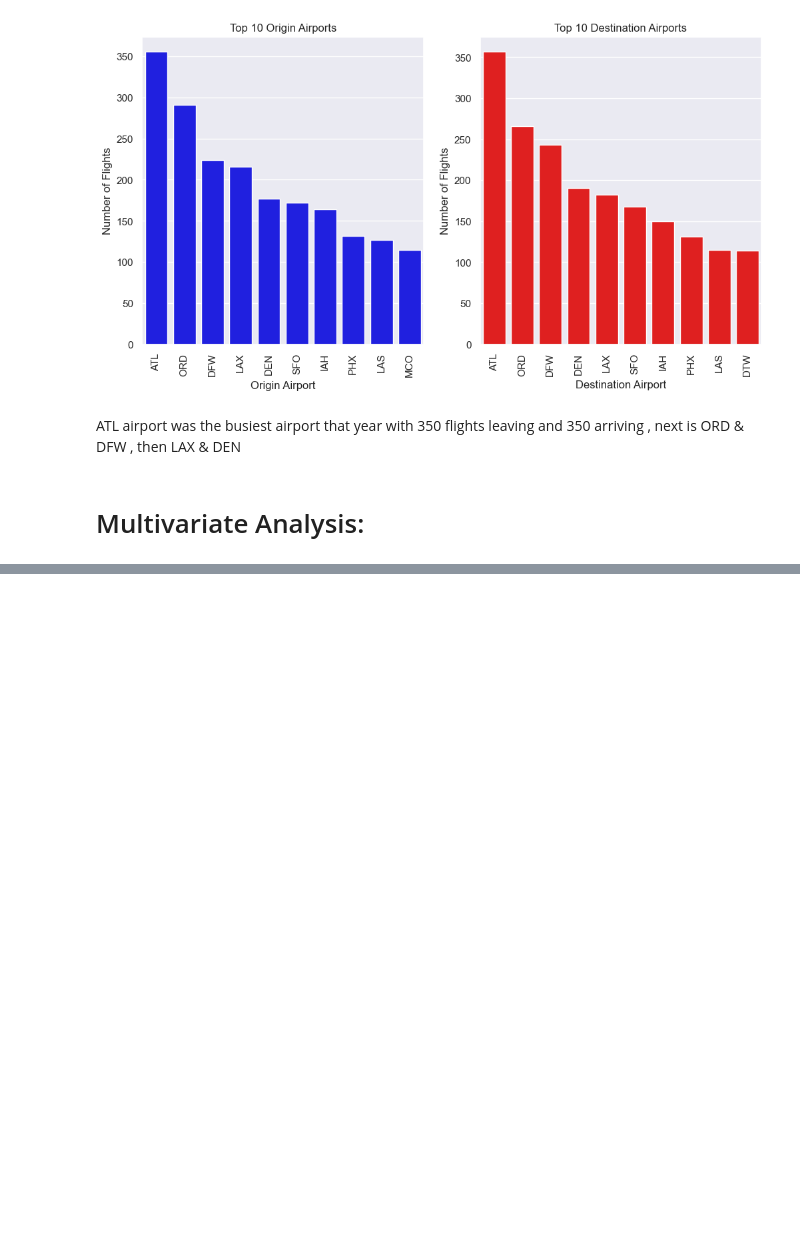
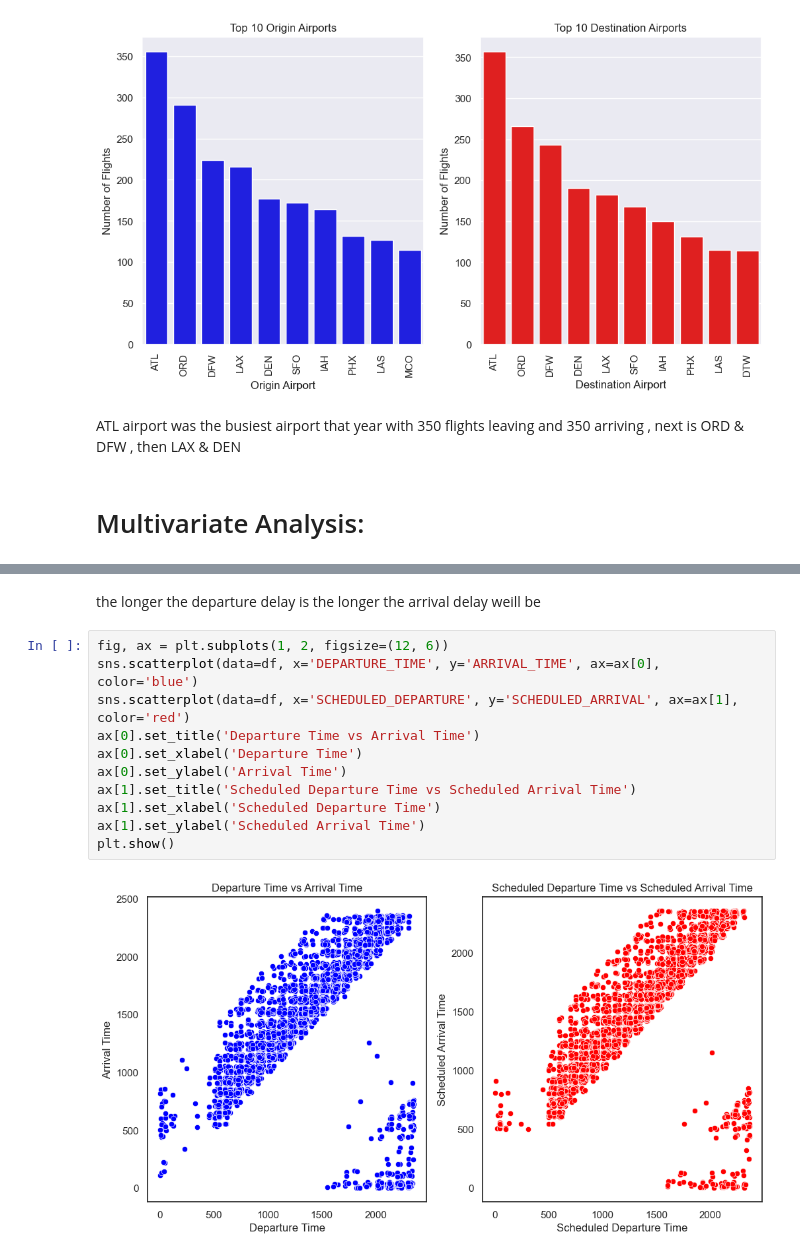
Before and after one commit to hacha007/EDA, a Jupyter notebook: flights_EDA.ipynb, the cells around one changed output, grey strips where cells are left out. Drawn from its saved outputs; the diff is of its cells as text; blank space fills up the shorter version.

```diff
--- a/flights_EDA.ipynb
+++ b/flights_EDA.ipynb
@@ -537,0 +573,15 @@ ATL airport was the busiest airport that year with 350 flights leaving and 350 a
+# %% [markdown]
+the longer the departure delay is the longer the arrival delay weill be
+# %%
+fig, ax = plt.subplots(1, 2, figsize=(12, 6))
+sns.scatterplot(data=df, x='DEPARTURE_TIME', y='ARRIVAL_TIME', ax=ax[0], color='blue')
+sns.scatterplot(data=df, x='SCHEDULED_DEPARTURE', y='SCHEDULED_ARRIVAL', ax=ax[1], color='red')
+ax[0].set_title('Departure Time vs Arrival Time')
+ax[0].set_xlabel('Departure Time')
+ax[0].set_ylabel('Arrival Time')
+ax[1].set_title('Scheduled Departure Time vs Scheduled Arrival Time')
+ax[1].set_xlabel('Scheduled Departure Time')
+ax[1].set_ylabel('Scheduled Arrival Time')
+plt.show()
+# %% [output]
+[figure, added]
```
Also changed, not shown: parts of 12 cells of this notebook.
